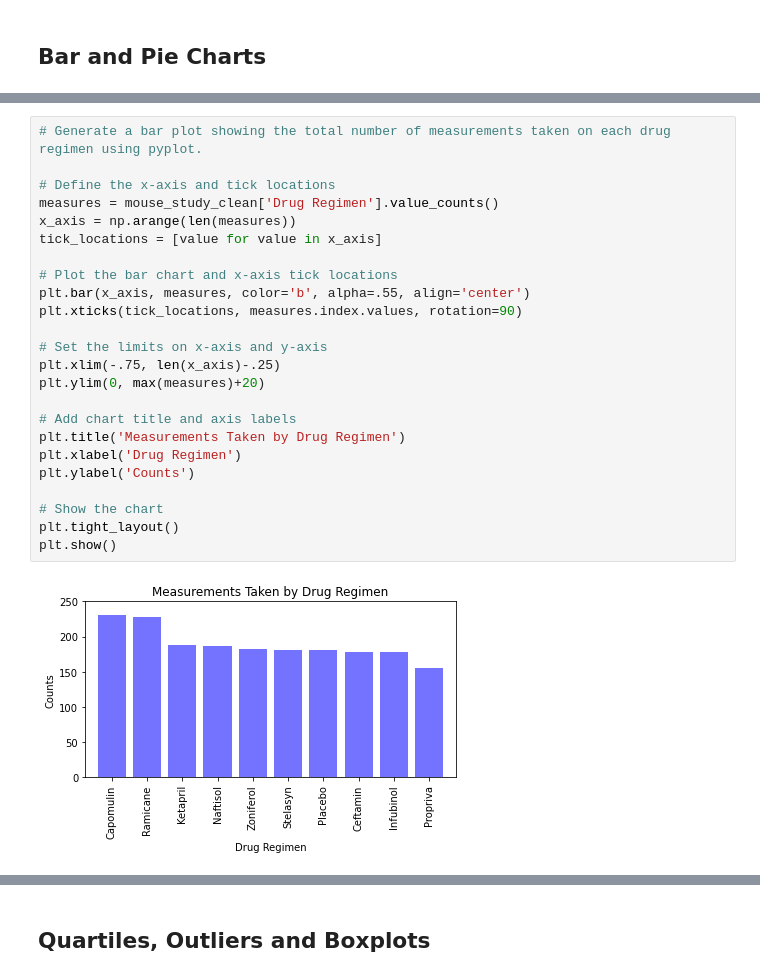
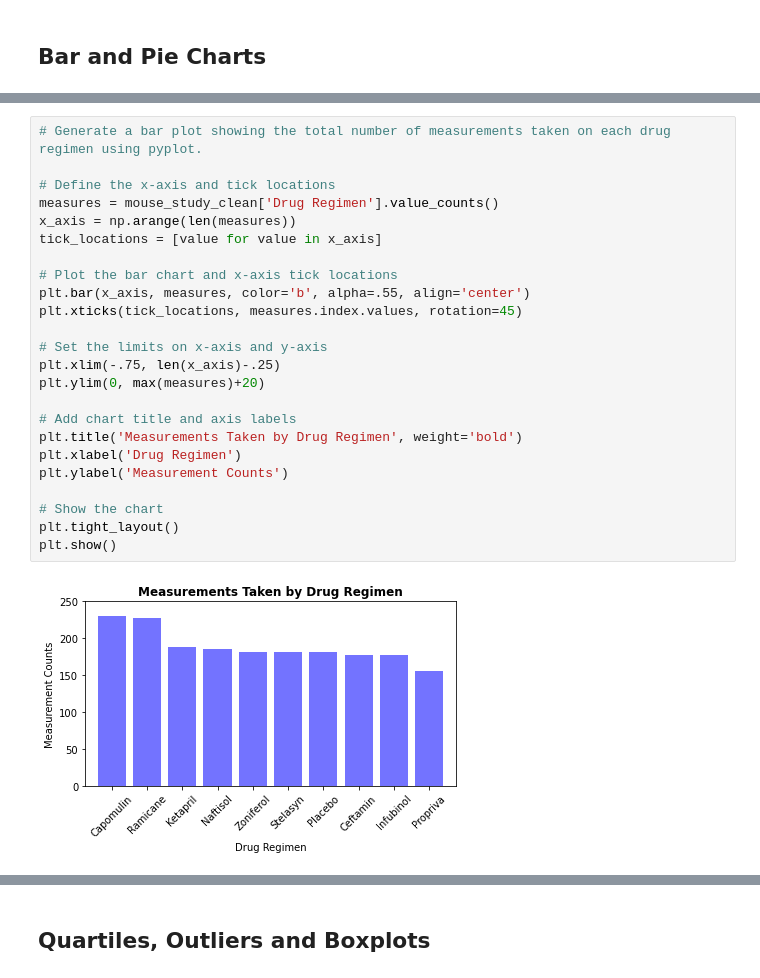
Before and after one commit to austin3216/matplotlib-challenge, a Jupyter notebook: pymaceuticals_starter.ipynb, the cells around one changed output, grey strips where cells are left out. Saved outputs shown, nothing was run; the diff lists cells and outputs as text.

```diff
--- a/pymaceuticals_starter.ipynb
+++ b/pymaceuticals_starter.ipynb
@@ -164,29 +162,29 @@ plt.show()
 # %%
 # Generate a bar plot showing the total number of measurements taken on each drug regimen using pyplot.
 
 # Define the x-axis and tick locations
 measures = mouse_study_clean['Drug Regimen'].value_counts()
 x_axis = np.arange(len(measures))
 tick_locations = [value for value in x_axis]
 
 # Plot the bar chart and x-axis tick locations
 plt.bar(x_axis, measures, color='b', alpha=.55, align='center')
-plt.xticks(tick_locations, measures.index.values, rotation=90)
+plt.xticks(tick_locations, measures.index.values, rotation=45)
 
 # Set the limits on x-axis and y-axis
 plt.xlim(-.75, len(x_axis)-.25)
 plt.ylim(0, max(measures)+20)
 
 # Add chart title and axis labels
-plt.title('Measurements Taken by Drug Regimen')
+plt.title('Measurements Taken by Drug Regimen', weight='bold')
 plt.xlabel('Drug Regimen')
-plt.ylabel('Counts')
+plt.ylabel('Measurement Counts')
 
 # Show the chart
 plt.tight_layout()
 plt.show()
 # %% [output]
-[figure, old version]
+[figure, new version]
 # %%
 # Generate a pie plot showing the distribution of female versus male mice using pandas
 
```
Also changed, not shown: parts of 9 cells of this notebook.
